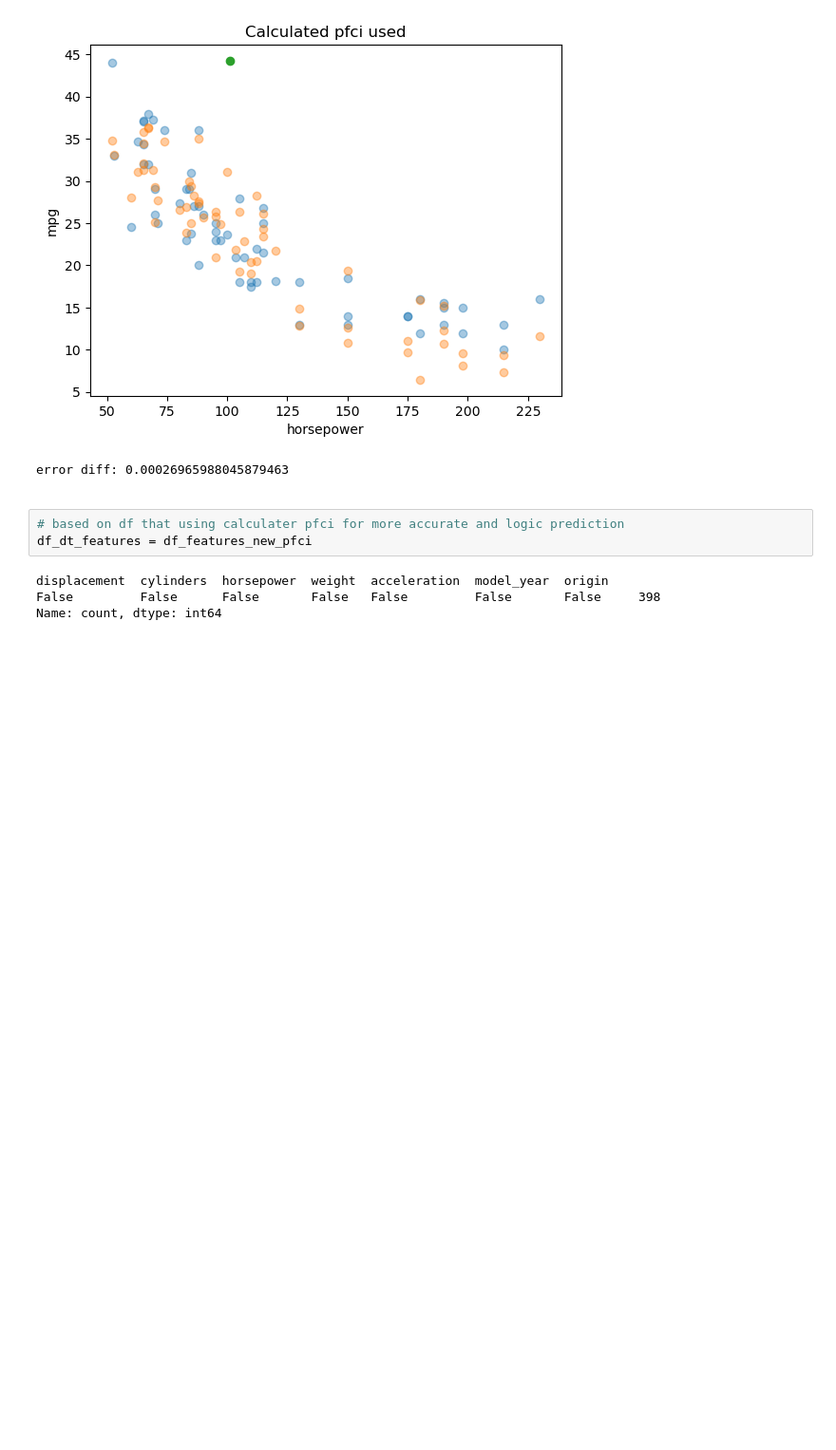
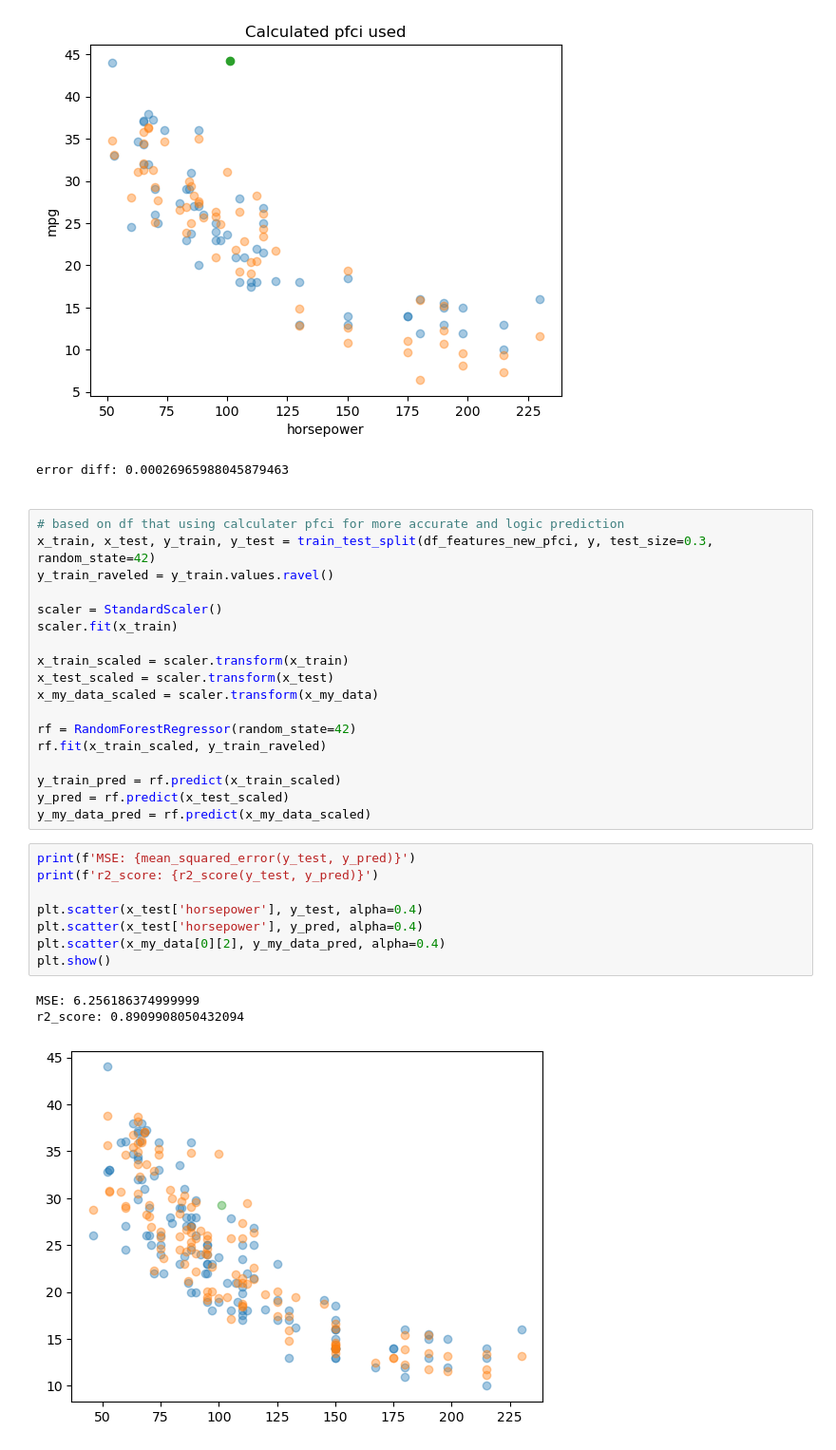
Before and after one commit to Mussorable/auto_mpg_regression, a Jupyter notebook: main.ipynb, the cells around one changed output. Shown at 95% size. Saved outputs shown, nothing was run; the diff lists cells and outputs as text; blank space fills up the shorter version.

Commit message:
make random forest without regularization

```diff
--- a/main.ipynb
+++ b/main.ipynb
@@ -157,12 +158,35 @@ calculated pfci error:9.702753623978861
 r2_score: 0.8523171465829159
 [figure]
 error diff: 0.00026965988045879463
-# %% [markdown]
-<!-- Random forest implementation -->
-# %%
-# based on df that using calculater pfci for more accurate and logic prediction
-df_dt_features = df_features_new_pfci
-# %% [output]
-displacement  cylinders  horsepower  weight  acceleration  model_year  origin
-False         False      False       False   False         False       False     398
-Name: count, dtype: int64
+# %% [markdown]
+<!-- Random forest implementation -->
+# %%
+# based on df that using calculater pfci for more accurate and logic prediction
+x_train, x_test, y_train, y_test = train_test_split(df_features_new_pfci, y, test_size=0.3, random_state=42)
+y_train_raveled = y_train.values.ravel()
+
+scaler = StandardScaler()
+scaler.fit(x_train)
+
+x_train_scaled = scaler.transform(x_train)
+x_test_scaled = scaler.transform(x_test)
+x_my_data_scaled = scaler.transform(x_my_data)
+
+rf = RandomForestRegressor(random_state=42)
+rf.fit(x_train_scaled, y_train_raveled)
+
+y_train_pred = rf.predict(x_train_scaled)
+y_pred = rf.predict(x_test_scaled)
+y_my_data_pred = rf.predict(x_my_data_scaled)
+# %%
+print(f'MSE: {mean_squared_error(y_test, y_pred)}')
+print(f'r2_score: {r2_score(y_test, y_pred)}')
+
+plt.scatter(x_test['horsepower'], y_test, alpha=0.4)
+plt.scatter(x_test['horsepower'], y_pred, alpha=0.4)
+plt.scatter(x_my_data[0][2], y_my_data_pred, alpha=0.4)
+plt.show()
+# %% [output]
+MSE: 6.256186374999999
+r2_score: 0.8909908050432094
+[figure, added]
```
Also changed, not shown: parts of 11 cells of this notebook.
